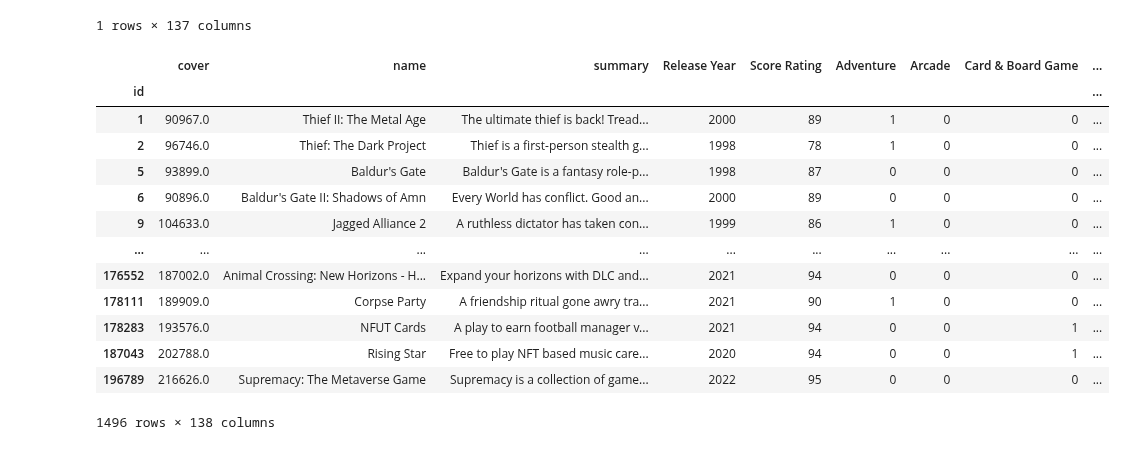
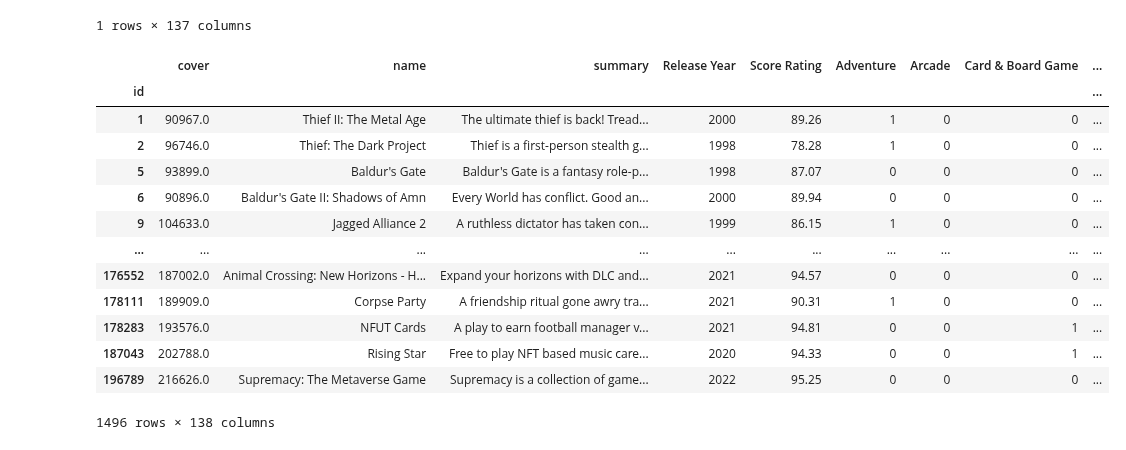
Before and after one commit to 1990Jasonlee/GameOnPassion, a Jupyter notebook: GameOnJson.ipynb, the cells around one changed output. Saved outputs shown, nothing was run; the diff lists cells and outputs as text; code cells hidden in the pictures.

```diff
--- a/GameOnJson.ipynb
+++ b/GameOnJson.ipynb
@@ -943,23 +949,22 @@ gameon_df[['Cover','Release Year', 'Score Rating', 'Adventure', 'Arcade', 'Card
 gameon_df.dtypes
 gameon_df[['Cover', 'Release Year']]=gameon_df[['Cover', 'Release Year']].apply(lambda x : x.astype(np.int64))
 # %%
-gameon_df[['Score Rating']]=gameon_df[['Score Rating']].round(2)
 pd.set_option('display.max_rows', 10)
 gameon_df
 # %% [output]
 |  | cover | name | summary | Release Year | Score Rating | Adventure | Arcade | Card & Board Game | ... |
 | id |  |  |  |  |  |  |  |  | ... |
-| 1 | 90967.0 | Thief II: The Metal Age | The ultimate thief is back! Tread... | 2000 | 89 | 1 | 0 | 0 | ... |
-| 2 | 96746.0 | Thief: The Dark Project | Thief is a first-person stealth g... | 1998 | 78 | 1 | 0 | 0 | ... |
-| 5 | 93899.0 | Baldur's Gate | Baldur's Gate is a fantasy role-p... | 1998 | 87 | 0 | 0 | 0 | ... |
-| 6 | 90896.0 | Baldur's Gate II: Shadows of Amn | Every World has conflict. Good an... | 2000 | 89 | 0 | 0 | 0 | ... |
-| 9 | 104633.0 | Jagged Alliance 2 | A ruthless dictator has taken con... | 1999 | 86 | 1 | 0 | 0 | ... |
+| 1 | 90967.0 | Thief II: The Metal Age | The ultimate thief is back! Tread... | 2000 | 89.26 | 1 | 0 | 0 | ... |
+| 2 | 96746.0 | Thief: The Dark Project | Thief is a first-person stealth g... | 1998 | 78.28 | 1 | 0 | 0 | ... |
+| 5 | 93899.0 | Baldur's Gate | Baldur's Gate is a fantasy role-p... | 1998 | 87.07 | 0 | 0 | 0 | ... |
+| 6 | 90896.0 | Baldur's Gate II: Shadows of Amn | Every World has conflict. Good an... | 2000 | 89.94 | 0 | 0 | 0 | ... |
+| 9 | 104633.0 | Jagged Alliance 2 | A ruthless dictator has taken con... | 1999 | 86.15 | 1 | 0 | 0 | ... |
 | ... | ... | ... | ... | ... | ... | ... | ... | ... | ... |
-| 176552 | 187002.0 | Animal Crossing: New Horizons - H... | Expand your horizons with DLC and... | 2021 | 94 | 0 | 0 | 0 | ... |
-| 178111 | 189909.0 | Corpse Party | A friendship ritual gone awry tra... | 2021 | 90 | 1 | 0 | 0 | ... |
-| 178283 | 193576.0 | NFUT Cards | A play to earn football manager v... | 2021 | 94 | 0 | 0 | 1 | ... |
-| 187043 | 202788.0 | Rising Star | Free to play NFT based music care... | 2020 | 94 | 0 | 0 | 1 | ... |
-| 196789 | 216626.0 | Supremacy: The Metaverse Game | Supremacy is a collection of game... | 2022 | 95 | 0 | 0 | 0 | ... |
+| 176552 | 187002.0 | Animal Crossing: New Horizons - H... | Expand your horizons with DLC and... | 2021 | 94.57 | 0 | 0 | 0 | ... |
+| 178111 | 189909.0 | Corpse Party | A friendship ritual gone awry tra... | 2021 | 90.31 | 1 | 0 | 0 | ... |
+| 178283 | 193576.0 | NFUT Cards | A play to earn football manager v... | 2021 | 94.81 | 0 | 0 | 1 | ... |
+| 187043 | 202788.0 | Rising Star | Free to play NFT based music care... | 2020 | 94.33 | 0 | 0 | 1 | ... |
+| 196789 | 216626.0 | Supremacy: The Metaverse Game | Supremacy is a collection of game... | 2022 | 95.25 | 0 | 0 | 0 | ... |
 1496 rows × 138 columns
 # %%
 genre_groups = (genres_combined.iloc[:, :].sum())
```
Also changed, not shown: parts of 3 cells of this notebook, 2 other files.
